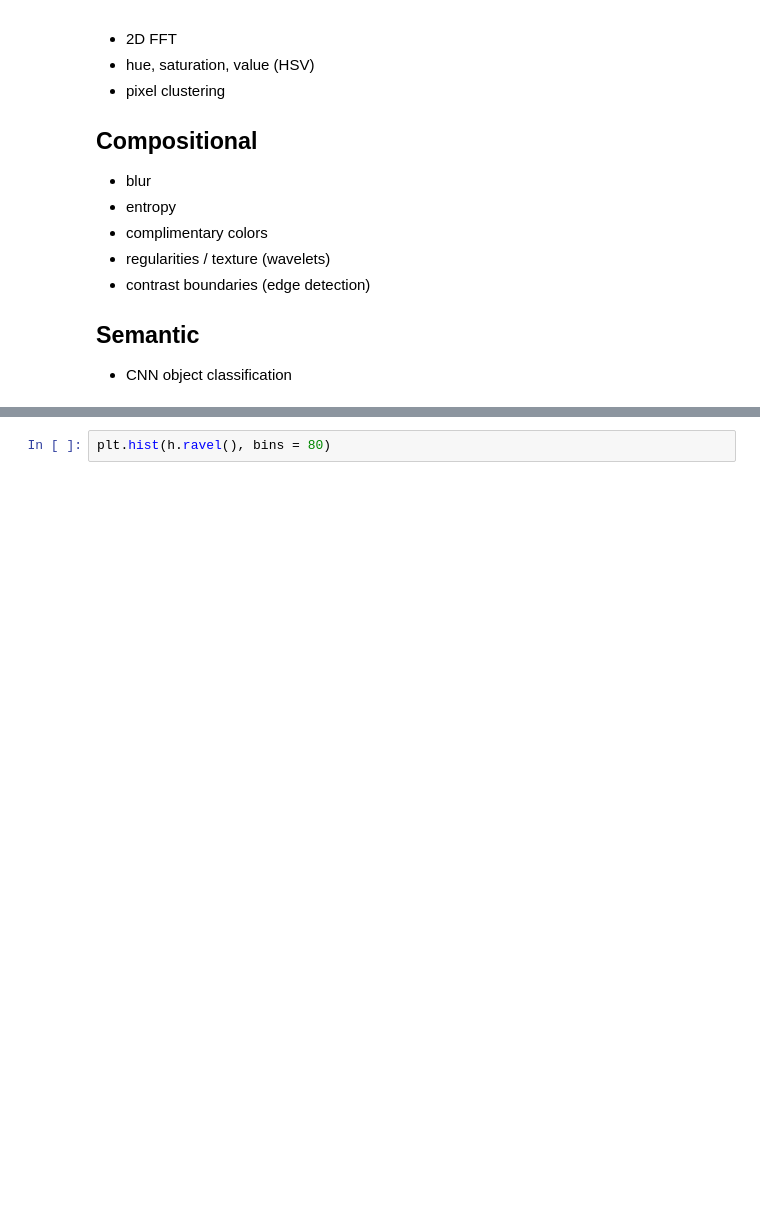
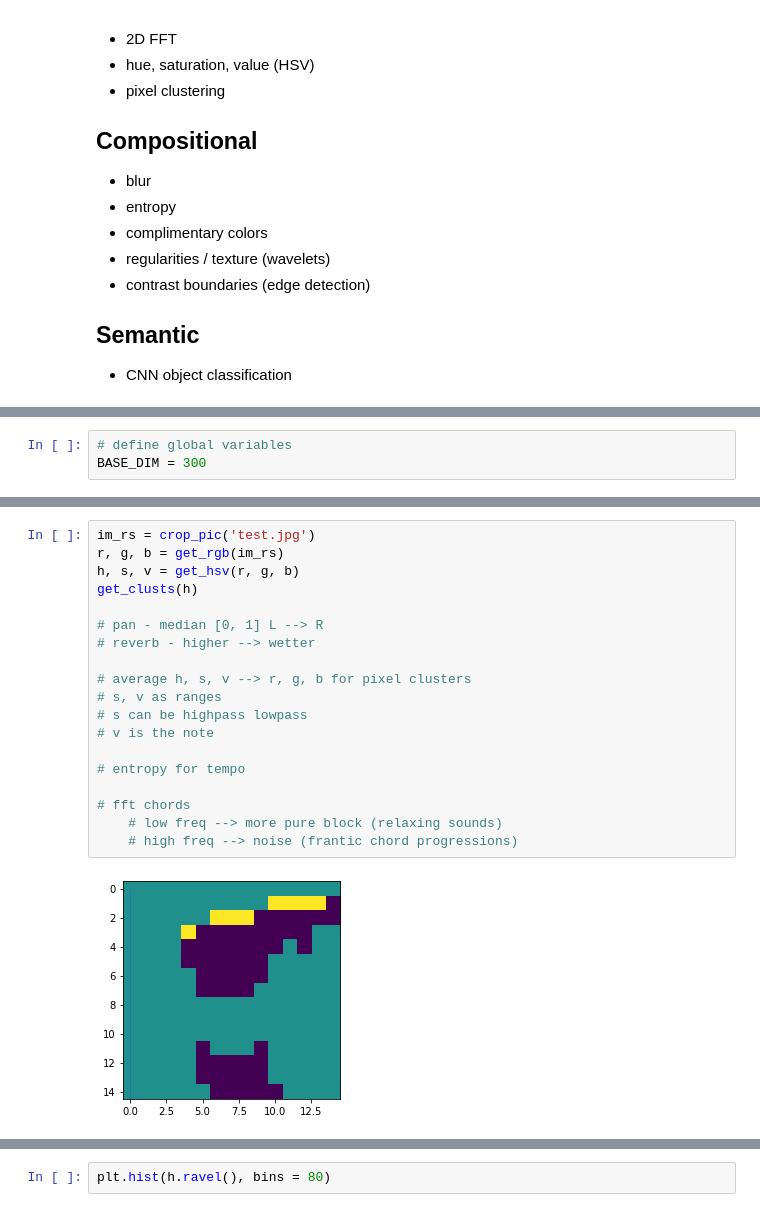
Before and after one commit to Alvf/Synesthesis_Liu_Shi, a Jupyter notebook: image_processing.ipynb, the cells around one changed output, grey strips where cells are left out. Drawn from its saved outputs; the diff is of its cells as text; blank space fills up the shorter version.

```diff
--- a/image_processing.ipynb
+++ b/image_processing.ipynb
@@ -28 +30,4 @@ from sklearn.cluster import KMeans
+# %%
+# define global variables
+BASE_DIM = 300
 # %%
@@ -51,0 +72,21 @@ im_rs = im_crop.resize(new_sq)
+# %%
+im_rs = crop_pic('test.jpg')
+r, g, b = get_rgb(im_rs)
+h, s, v = get_hsv(r, g, b)
+get_clusts(h)
+
+# pan - median [0, 1] L --> R
+# reverb - higher --> wetter
+
+# average h, s, v --> r, g, b for pixel clusters
+# s, v as ranges
+# s can be highpass lowpass
+# v is the note
+
+# entropy for tempo
+
+# fft chords
+    # low freq --> more pure block (relaxing sounds)
+    # high freq --> noise (frantic chord progressions)
+# %% [output]
+[figure, added]
```
Also changed, not shown: parts of 15 cells of this notebook, 1 other file.
